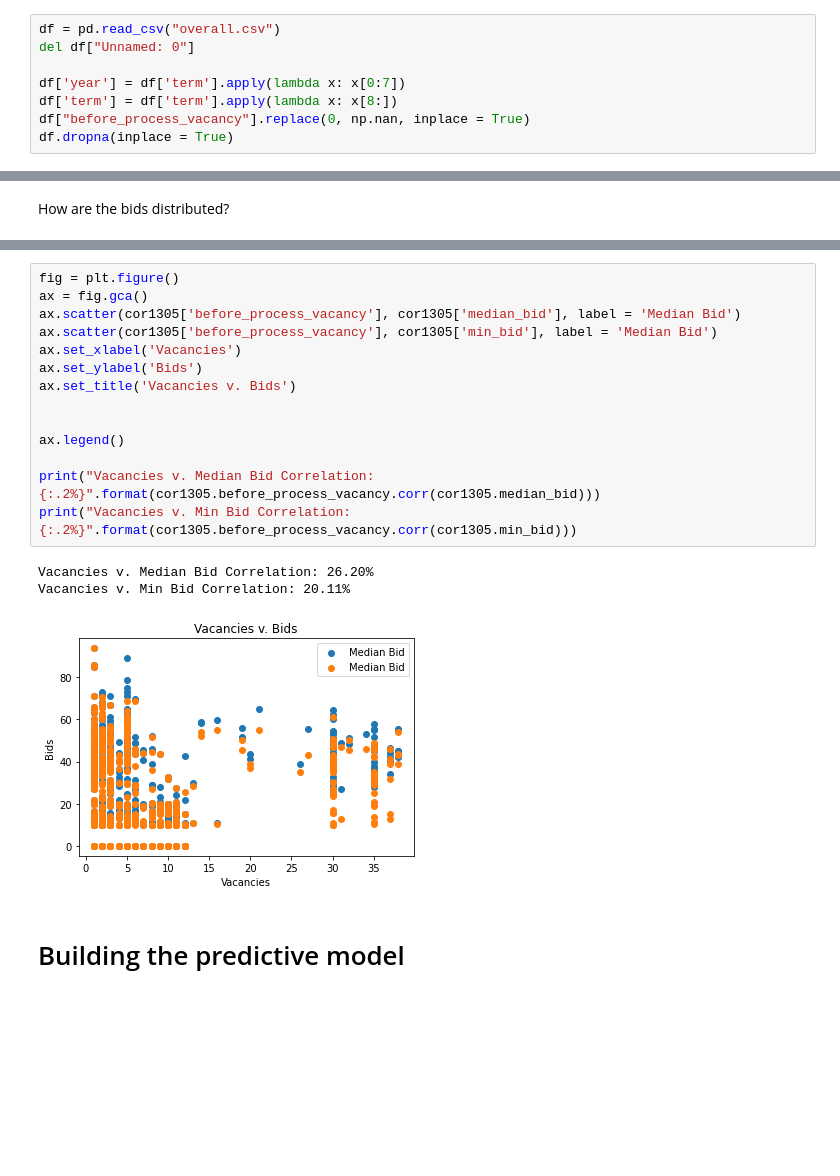
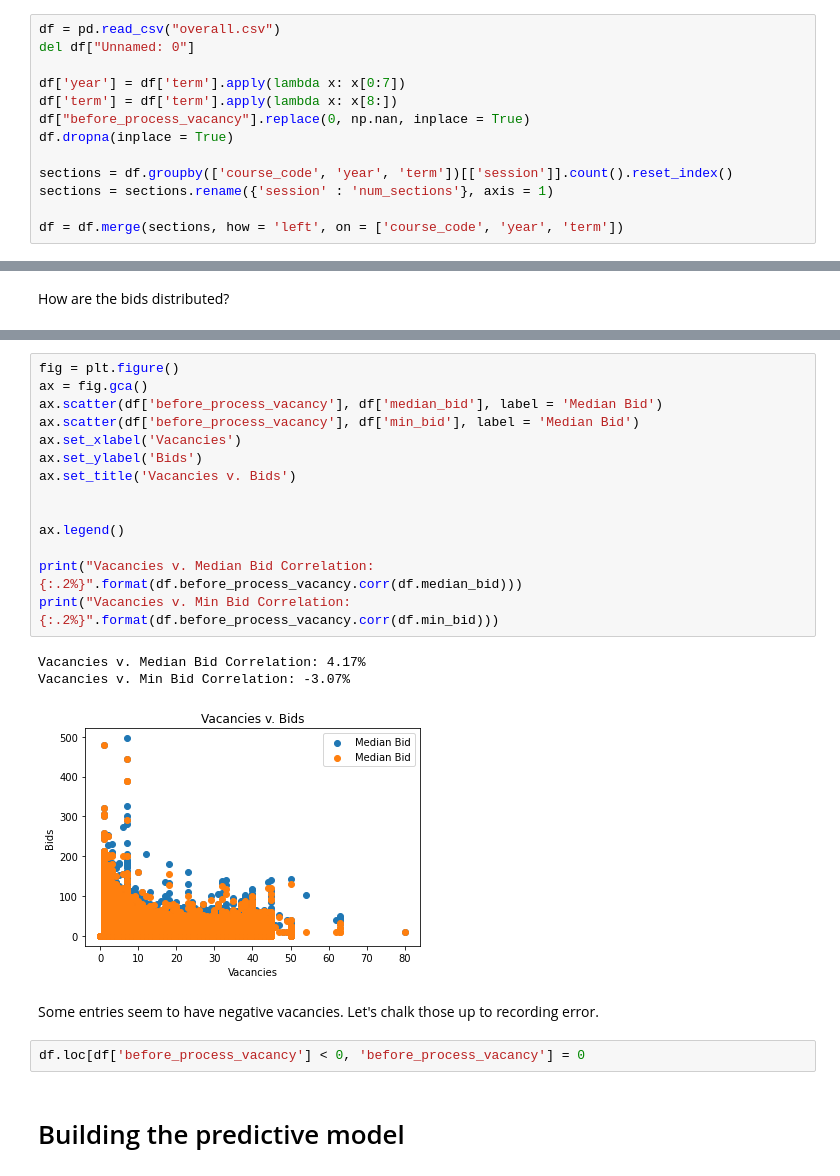
Before and after one commit to JET2001/boss, a Jupyter notebook: analysis.ipynb, the cells around one changed output, grey strips where cells are left out. Cells and saved outputs as stored; diff of their text form; blank space fills up the shorter version.

```diff
--- a/analysis.ipynb
+++ b/analysis.ipynb
@@ -12,6 +12,11 @@ df['year'] = df['term'].apply(lambda x: x[0:7])
 df['term'] = df['term'].apply(lambda x: x[8:])
 df["before_process_vacancy"].replace(0, np.nan, inplace = True)
 df.dropna(inplace = True)
+
+sections = df.groupby(['course_code', 'year', 'term'])[['session']].count().reset_index()
+sections = sections.rename({'session' : 'num_sections'}, axis = 1)
+
+df = df.merge(sections, how = 'left', on = ['course_code', 'year', 'term'])
 # %%
 df.info()
 # %% [output]
@@ -72,21 +90,25 @@ plt.show()
 # %%
 fig = plt.figure()
 ax = fig.gca()
-ax.scatter(cor1305['before_process_vacancy'], cor1305['median_bid'], label = 'Median Bid')
-ax.scatter(cor1305['before_process_vacancy'], cor1305['min_bid'], label = 'Median Bid')
+ax.scatter(df['before_process_vacancy'], df['median_bid'], label = 'Median Bid')
+ax.scatter(df['before_process_vacancy'], df['min_bid'], label = 'Median Bid')
 ax.set_xlabel('Vacancies')
 ax.set_ylabel('Bids')
 ax.set_title('Vacancies v. Bids')
 
 
 ax.legend()
 
-print("Vacancies v. Median Bid Correlation: {:.2%}".format(cor1305.before_process_vacancy.corr(cor1305.median_bid)))
-print("Vacancies v. Min Bid Correlation: {:.2%}".format(cor1305.before_process_vacancy.corr(cor1305.min_bid)))
+print("Vacancies v. Median Bid Correlation: {:.2%}".format(df.before_process_vacancy.corr(df.median_bid)))
+print("Vacancies v. Min Bid Correlation: {:.2%}".format(df.before_process_vacancy.corr(df.min_bid)))
 # %% [output]
-Vacancies v. Median Bid Correlation: 26.20%
-Vacancies v. Min Bid Correlation: 20.11%
+Vacancies v. Median Bid Correlation: 4.17%
+Vacancies v. Min Bid Correlation: -3.07%
-[figure, old version]
+[figure, new version]
+# %% [markdown]
+Some entries seem to have negative vacancies. Let's chalk those up to recording error.
+# %%
+df.loc[df['before_process_vacancy'] < 0, 'before_process_vacancy'] = 0
 # %% [markdown]
 # Building the predictive model
 # %%
```
Also changed, not shown: parts of 12 cells of this notebook.
